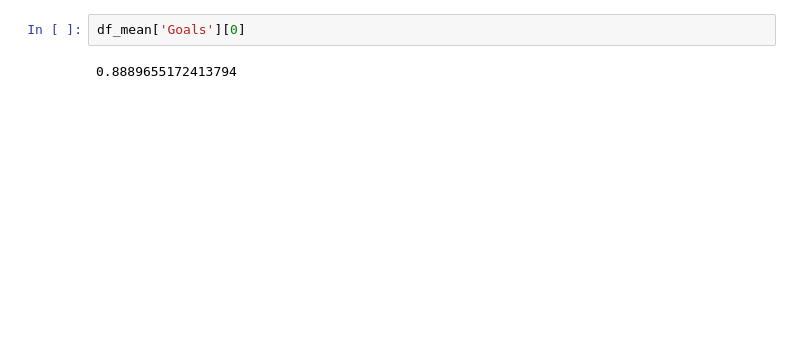
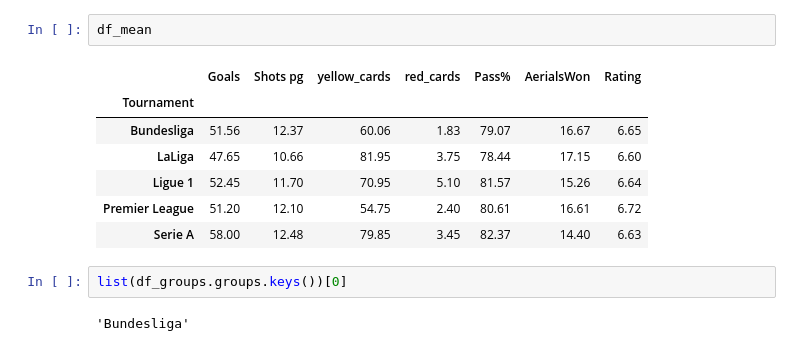
Before and after one commit to iain247/InfoVisProject, a Jupyter notebook: InfoVisProject.ipynb, the cells around one changed output. Saved outputs shown, nothing was run; the diff lists cells and outputs as text; blank space fills up the shorter version.

```diff
--- a/InfoVisProject.ipynb
+++ b/InfoVisProject.ipynb
@@ -92,4 +138,14 @@ fig.show()
-# %%
-df_mean['Goals'][0]
-# %% [output]
-0.8889655172413794
+# %%
+df_mean
+# %% [output]
+|  | Goals | Shots pg | yellow_cards | red_cards | Pass% | AerialsWon | Rating |
+| Tournament |  |  |  |  |  |  |  |
+| Bundesliga | 51.56 | 12.37 | 60.06 | 1.83 | 79.07 | 16.67 | 6.65 |
+| LaLiga | 47.65 | 10.66 | 81.95 | 3.75 | 78.44 | 17.15 | 6.60 |
+| Ligue 1 | 52.45 | 11.70 | 70.95 | 5.10 | 81.57 | 15.26 | 6.64 |
+| Premier League | 51.20 | 12.10 | 54.75 | 2.40 | 80.61 | 16.61 | 6.72 |
+| Serie A | 58.00 | 12.48 | 79.85 | 3.45 | 82.37 | 14.40 | 6.63 |
+# %%
+list(df_groups.groups.keys())[0]
+# %% [output]
+'Bundesliga'
```
Also changed, not shown: parts of 3 cells of this notebook.
